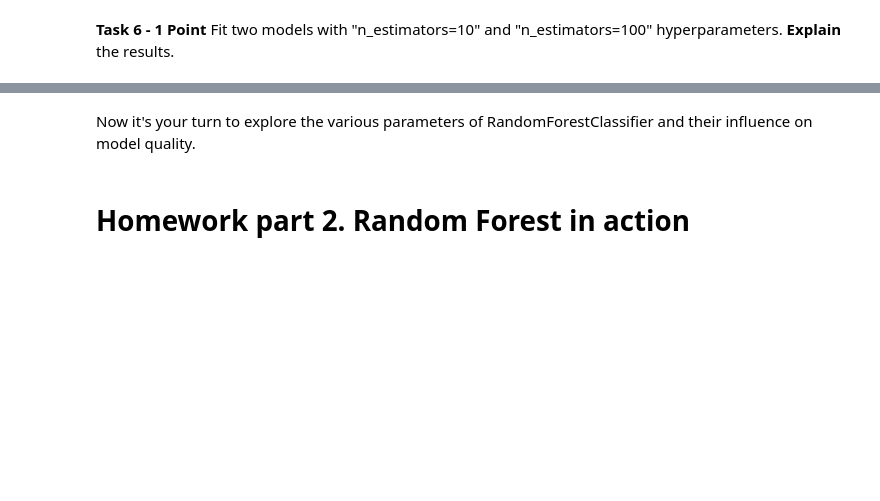
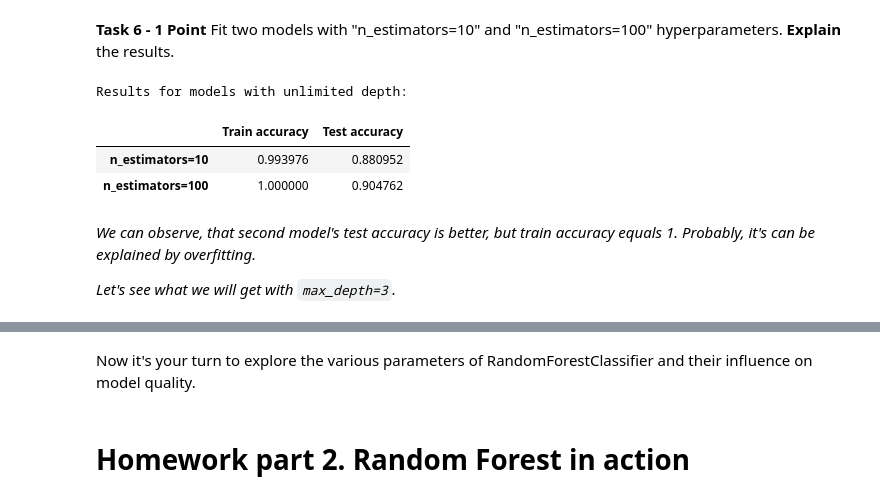
Before and after one commit to kesepkina/RS-ML-Cross-Check-2, a Jupyter notebook: 7_Trees_and_Ensembles.ipynb, the cells around one changed output, grey strips where cells are left out. Drawn from its saved outputs; the diff is of its cells as text; code cells hidden in the pictures; blank space fills up the shorter version.

```diff
--- a/7_Trees_and_Ensembles.ipynb
+++ b/7_Trees_and_Ensembles.ipynb
@@ -551,7 +510,7 @@ class RandomForestClassifier(object):
         self._init_data(X, y)
 
         # Iterate over all trees in the forest
-        for tree in None:
+        for tree in self.trees:
             if self.bootstrap:
                 idxs = self.bootstrap_data(self.size)
                 X = self.X[idxs]
@@ -561,7 +520,7 @@ class RandomForestClassifier(object):
                 y = self.y
 
             # Fit the tree
-            pass
+            tree.fit(X, y, feature_frac=self.feature_frac, max_depth=self.max_depth)
 
     def predict(self, X):
         """Make predictions.
@@ -576,18 +535,18 @@ class RandomForestClassifier(object):
 
         if self.X is not None:
             # Create a numpy array of zeros of necessary length
-            predictions = None
+            predictions = np.zeros(X.shape[0])
             # Go through all rows of the dataset
-            for i in None:
+            for i in range(X.shape[0]):
                 # Initialize a counter for voting
-                row_pred = None
+                row_pred = 0
                 # Sum up predictions from all the voters
-                for tree in None:
-                    pass
+                for tree in self.trees:
+                    row_pred += tree.predict_row(X[i])
                 # Compute the mean of the votes
-                row_pred = None
+                row_pred /= self.n_estimators
                 # Save the rounded value as the prediction for the current row
-                pass
+                predictions[i] = np.around(row_pred)
             return predictions
         else:
             raise ValueError("You should fit a model before `predict`")
@@ -601,0 +559,28 @@ tests.test_random_forest(RandomForestClassifier)
+# %%
+# Your code here
+# Forest with 10 trees
+forest_10 = RandomForestClassifier()
+forest_10.fit(X_train.values, y_train)
+train_acc_10 = accuracy_score(y_train, forest_10.predict(X_train.values))
+test_acc_10 = accuracy_score(y_test, forest_10.predict(X_test.values))
+
+# Forest with 100 trees
+forest_100 = RandomForestClassifier(n_estimators=100)
+forest_100.fit(X_train.values, y_train)
+train_acc_100 = accuracy_score(y_train, forest_100.predict(X_train.values))
+test_acc_100 = accuracy_score(y_test, forest_100.predict(X_test.values))
+# %%
+# Your code here
+print('Results for models with unlimited depth:')
+pd.DataFrame({"Train accuracy": [train_acc_10, train_acc_100], \
+              "Test accuracy": [test_acc_10, test_acc_100]}, \
+             index=["n_estimators=10", "n_estimators=100"])
+# %% [output]
+Results for models with unlimited depth:
+|  | Train accuracy | Test accuracy |
+| n_estimators=10 | 0.993976 | 0.880952 |
+| n_estimators=100 | 1.000000 | 0.904762 |
+# %% [markdown]
+*We can observe, that second model's test accuracy is better, but train accuracy equals 1. Probably, it's can be explained by overfitting.*
+
+*Let's see what we will get with `max_depth=3`.*
```
Also changed, not shown: parts of 31 cells of this notebook.
